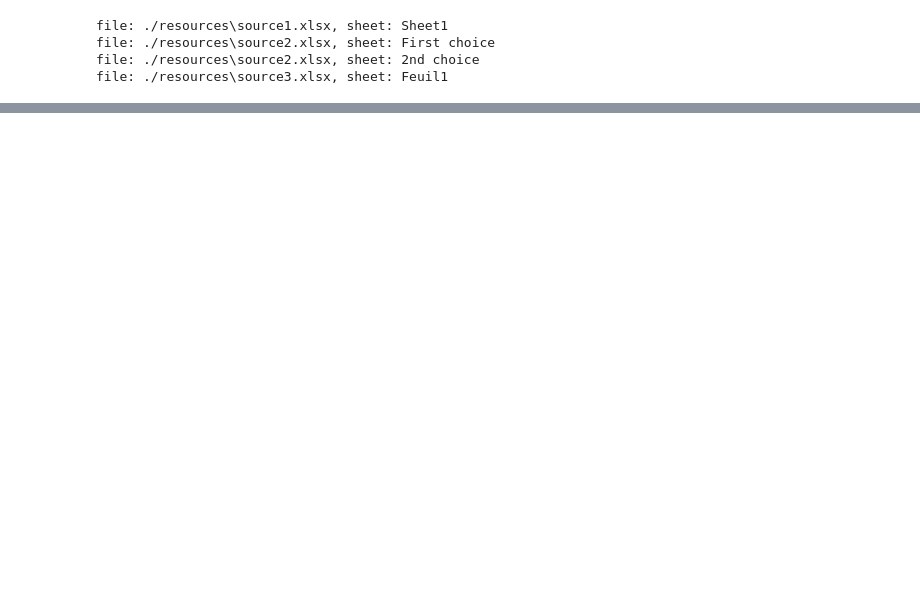
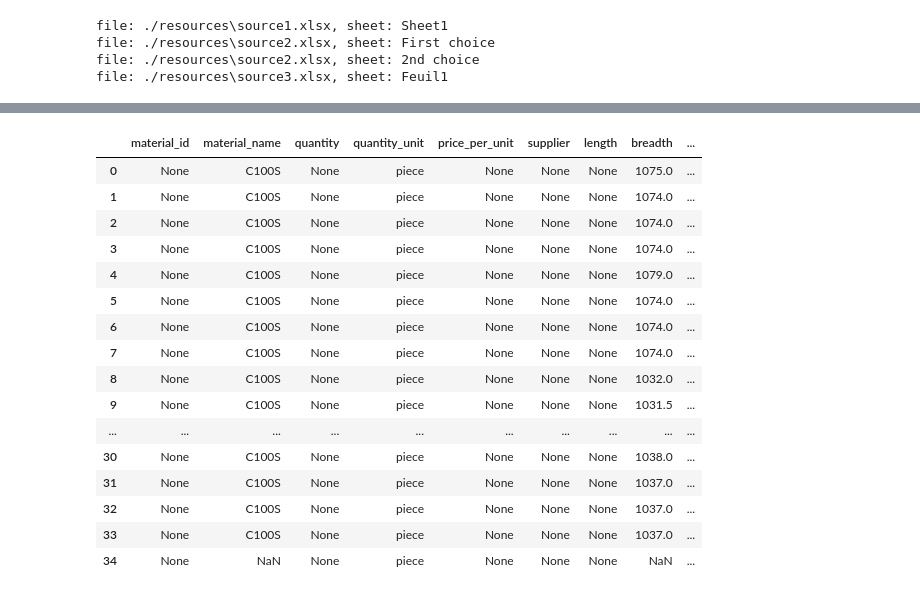
Before and after one commit to praveer-k/ml-en-assessment, a Jupyter notebook: experiment.ipynb, the cells around one changed output, grey strips where cells are left out. Saved outputs shown, nothing was run; the diff lists cells and outputs as text; code cells hidden in the pictures; blank space fills up the shorter version.

```diff
--- a/experiment.ipynb
+++ b/experiment.ipynb
@@ -259,0 +64,76 @@ df
+# %%
+strength = ['RP02', 'RM', 'A', 'STA']
+composition = ['AG', 'Al', 'Ars', 'B', 'C', 'Ca', 'Cr', 'S', 'Cu', 'Mn', 'Mo', 'N', 'Nb', 'Ni', 'P', 'Si', 'Sn', 'Ti', 'V', 'Zr']
+
+def set_properties(row):
+    def kv(row, keys):
+        parts = []
+        for key in keys:
+            parts.append(f"{key}: {row[key]}")
+        return "\n\t".join(parts)
+    props = [f"Grade: {row['Grade']}", f"Strength: \n\t{kv(row, strength)}", f"Chemical composition: \n\t{kv(row, composition)}"]
+    return "\n".join(props)
+
+def set_description(row):
+    keys = ['Description', 'Finish']
+    parts = []
+    for key in keys:
+        parts.append(f"{key}: {row[key]}")
+    return "\n".join(parts)
+
+file_path = "./resources/source1.xlsx"
+sheet_name = "Sheet1"
+df = pd.read_excel(file_path, sheet_name=sheet_name)
+
+# cleaning
+df["Finish"] = df["Finish"].str.replace("ungebeizt, nicht geglüht", "Unpickled, Not Annealed")
+df["Finish"] = df["Finish"].str.replace("gebeizt und geglüht", "Pickled and Annealed")
+
+df["Description"] = df["Description"].str.replace('Sollmasse (Gewicht) unterschritten', "Below target weight")
+df["Description"] = df["Description"].str.replace('Kantenfehler - FS-Kantenrisse', "Edge defects - FS edge cracks")
+df["Description"] = df["Description"].str.replace('Längs- oder Querrisse', "Longitudinal or transverse cracks")
+
+df["properties"] = df.apply(set_properties, axis=1)
+df["Description"] = df.apply(set_description, axis=1)
+df.drop(columns=["Finish"] + strength + composition, inplace=True)
+df["file_path"] = file_path
+df["sheet_name"] = sheet_name
+
+df.columns = [col.lower().strip().replace(" ","_") for col in df.columns]
+df.rename(columns={"quality/choice": "choice", "grade": "material_name", "thickness_(mm)": "height", "width_(mm)": "breadth", "gross_weight_(kg)": "weight"}, inplace=True)
+df["choice"] = df["choice"].str.replace("2nd", "2")
+df["choice"] = df["choice"].fillna("-1")
+df["choice"] = df["choice"].astype(int)
+
+df['length'] = None
+df["quantity_unit"] = "piece"
+df["dimension_unit"] = "mm"
+df["weighing_unit"] = "kg"
+
+df["quantity"] = None
+df["material_id"] = None
+df["total_price"] = None
+df["price_per_unit"] = None
+df["supplier"] = None
+df["reserved"] = None
+
+df = df.reindex(columns=['material_id', 'material_name', 'quantity', 'quantity_unit', 'price_per_unit', 'supplier', 'length', 'breadth', 'height', 'dimension_unit', 'weight', 'weighing_unit', 'properties', 'description', 'choice', 'reserved'])
+df
+# %% [output]
+|  | material_id | material_name | quantity | quantity_unit | price_per_unit | supplier | length | breadth | ... |
+| 0 | None | C100S | None | piece | None | None | None | 1075.0 | ... |
+| 1 | None | C100S | None | piece | None | None | None | 1074.0 | ... |
+| 2 | None | C100S | None | piece | None | None | None | 1074.0 | ... |
+| 3 | None | C100S | None | piece | None | None | None | 1074.0 | ... |
+| 4 | None | C100S | None | piece | None | None | None | 1079.0 | ... |
+| 5 | None | C100S | None | piece | None | None | None | 1074.0 | ... |
+| 6 | None | C100S | None | piece | None | None | None | 1074.0 | ... |
+| 7 | None | C100S | None | piece | None | None | None | 1074.0 | ... |
+| 8 | None | C100S | None | piece | None | None | None | 1032.0 | ... |
+| 9 | None | C100S | None | piece | None | None | None | 1031.5 | ... |
+| ... | ... | ... | ... | ... | ... | ... | ... | ... | ... |
+| 30 | None | C100S | None | piece | None | None | None | 1038.0 | ... |
+| 31 | None | C100S | None | piece | None | None | None | 1037.0 | ... |
+| 32 | None | C100S | None | piece | None | None | None | 1037.0 | ... |
+| 33 | None | C100S | None | piece | None | None | None | 1037.0 | ... |
+| 34 | None | NaN | None | piece | None | None | None | NaN | ... |
```
Also changed, not shown: parts of 21 cells of this notebook, 18 other files.
